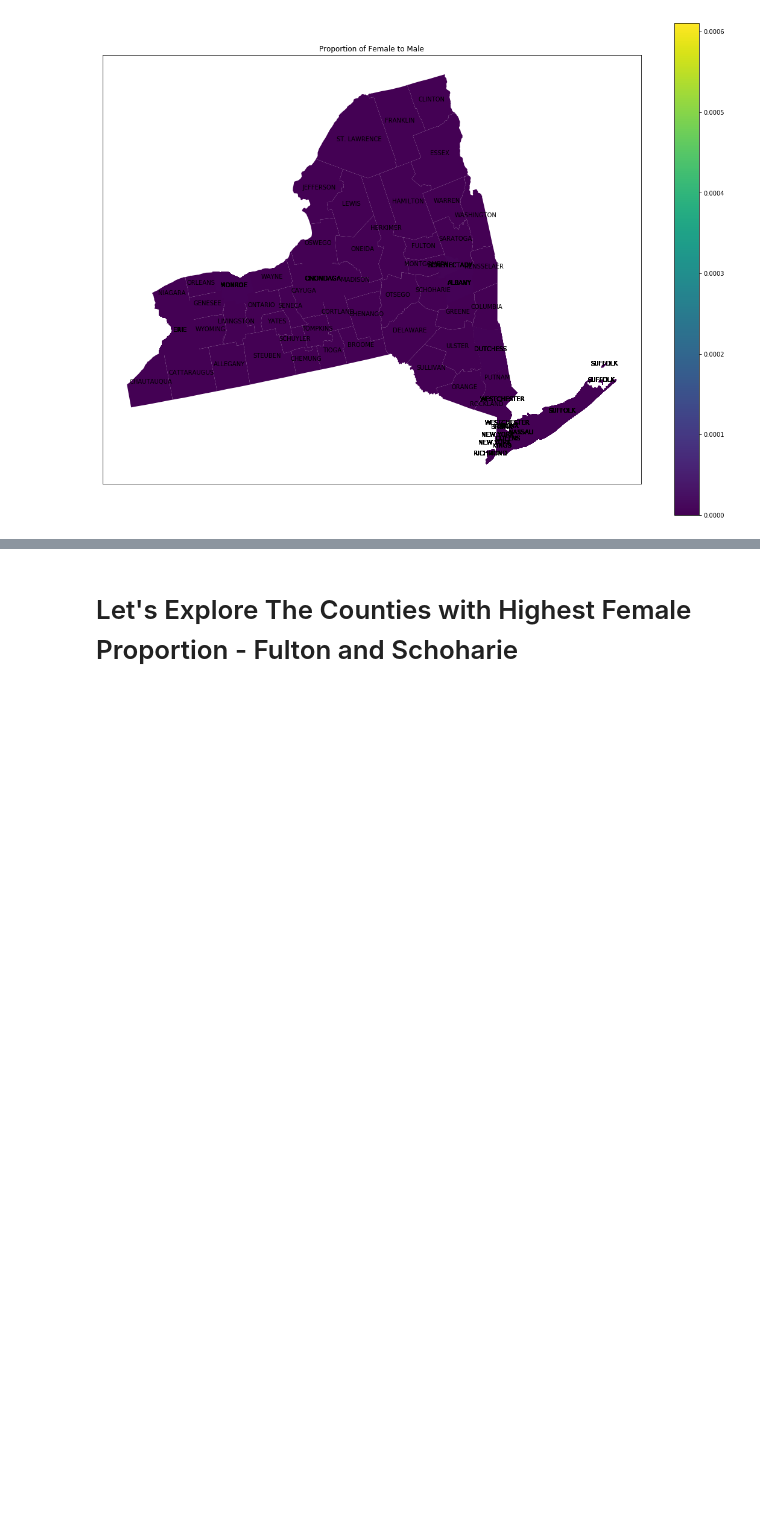
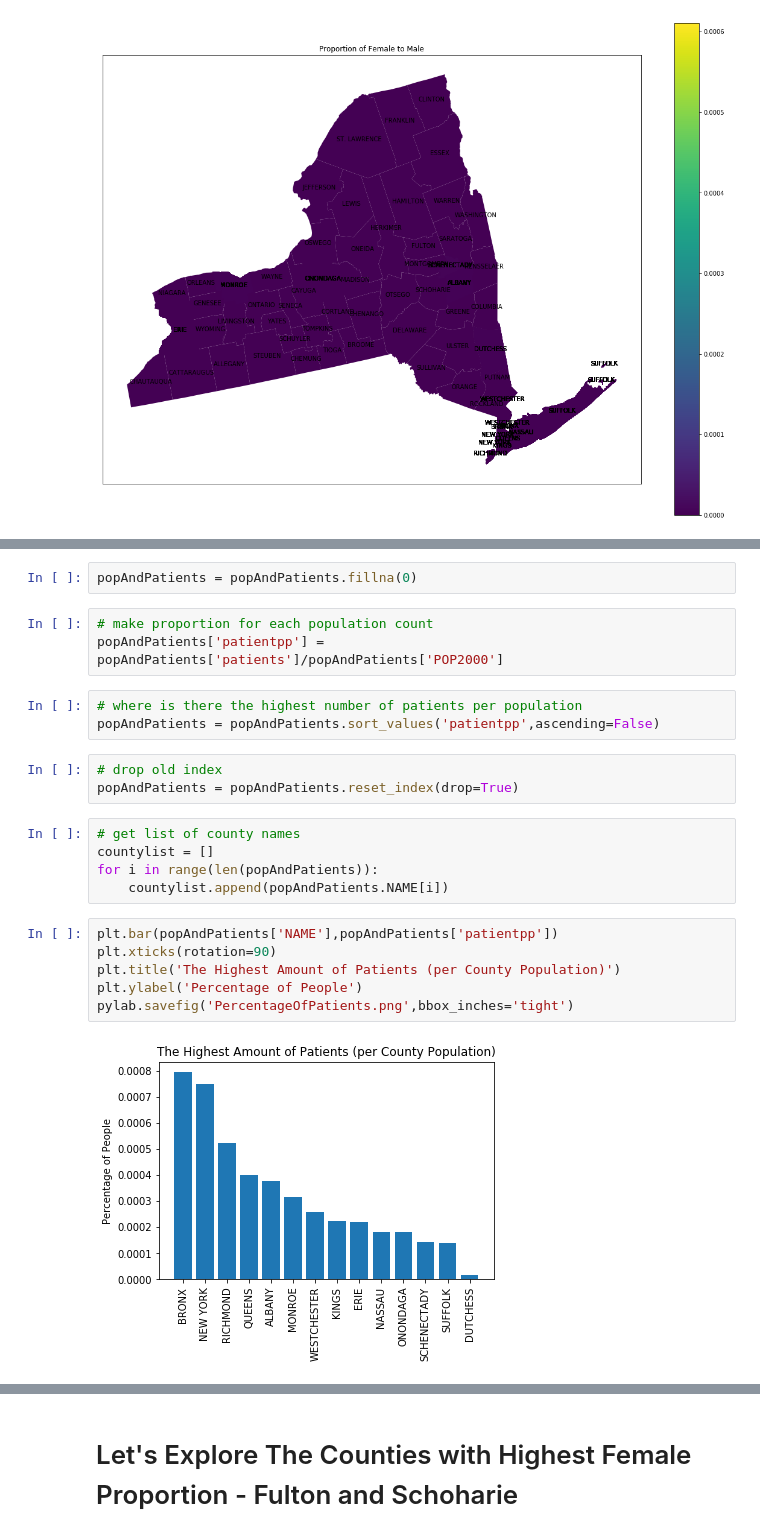
Before and after one commit to sarahJune1/PUI2018_sjs909, a Jupyter notebook: HW8_sjs909/NYHealth.ipynb, the cells around one changed output, grey strips where cells are left out. Saved outputs shown, nothing was run; the diff lists cells and outputs as text; blank space fills up the shorter version.

```diff
--- a/HW8_sjs909/NYHealth.ipynb
+++ b/HW8_sjs909/NYHealth.ipynb
@@ -301,0 +514,24 @@ plt.title("Proportion of Female to Male");
+# %%
+popAndPatients = popAndPatients.fillna(0)
+# %%
+# make proportion for each population count
+popAndPatients['patientpp'] = popAndPatients['patients']/popAndPatients['POP2000']
+# %%
+# where is there the highest number of patients per population
+popAndPatients = popAndPatients.sort_values('patientpp',ascending=False)
+# %%
+# drop old index
+popAndPatients = popAndPatients.reset_index(drop=True)
+# %%
+# get list of county names
+countylist = []
+for i in range(len(popAndPatients)):
+    countylist.append(popAndPatients.NAME[i])
+# %%
+plt.bar(popAndPatients['NAME'],popAndPatients['patientpp'])
+plt.xticks(rotation=90)
+plt.title('The Highest Amount of Patients (per County Population)')
+plt.ylabel('Percentage of People')
+pylab.savefig('PercentageOfPatients.png',bbox_inches='tight')
+# %% [output]
+[figure, added]
```
Also changed, not shown: parts of 30 cells of this notebook, 7 other files.
